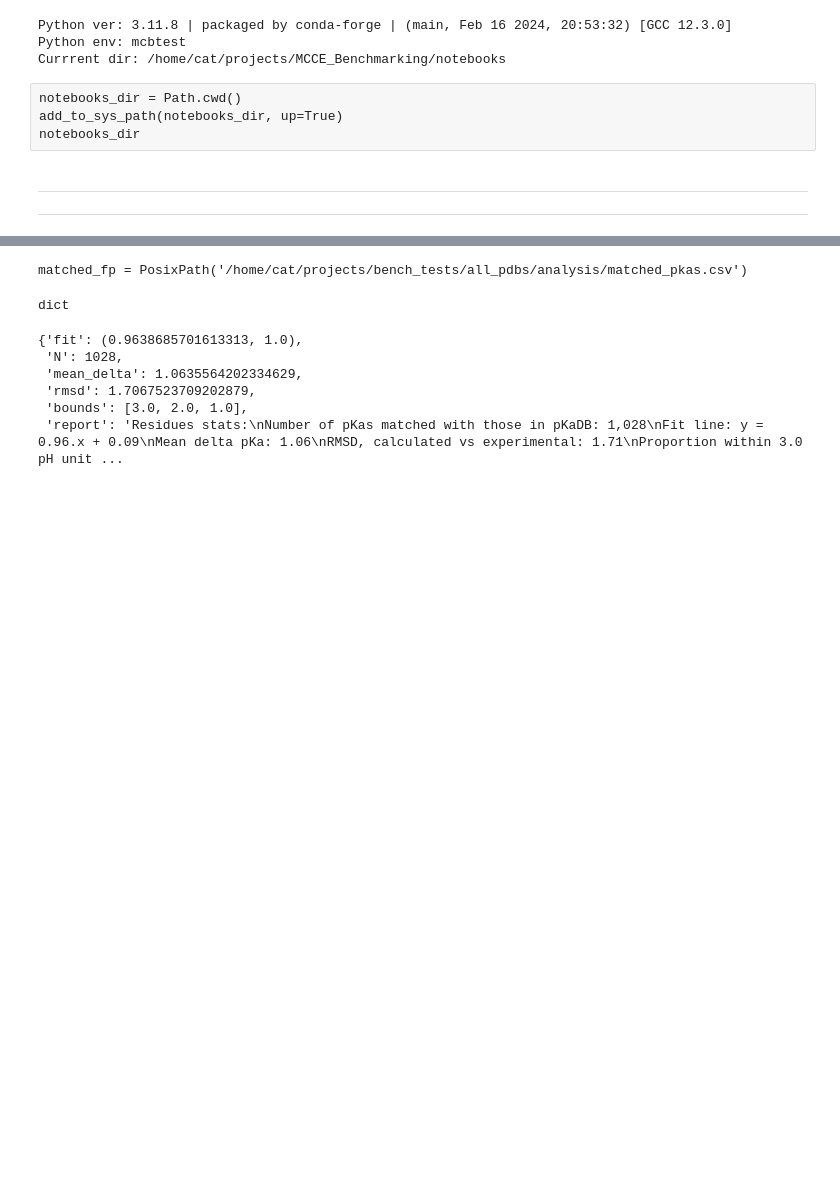
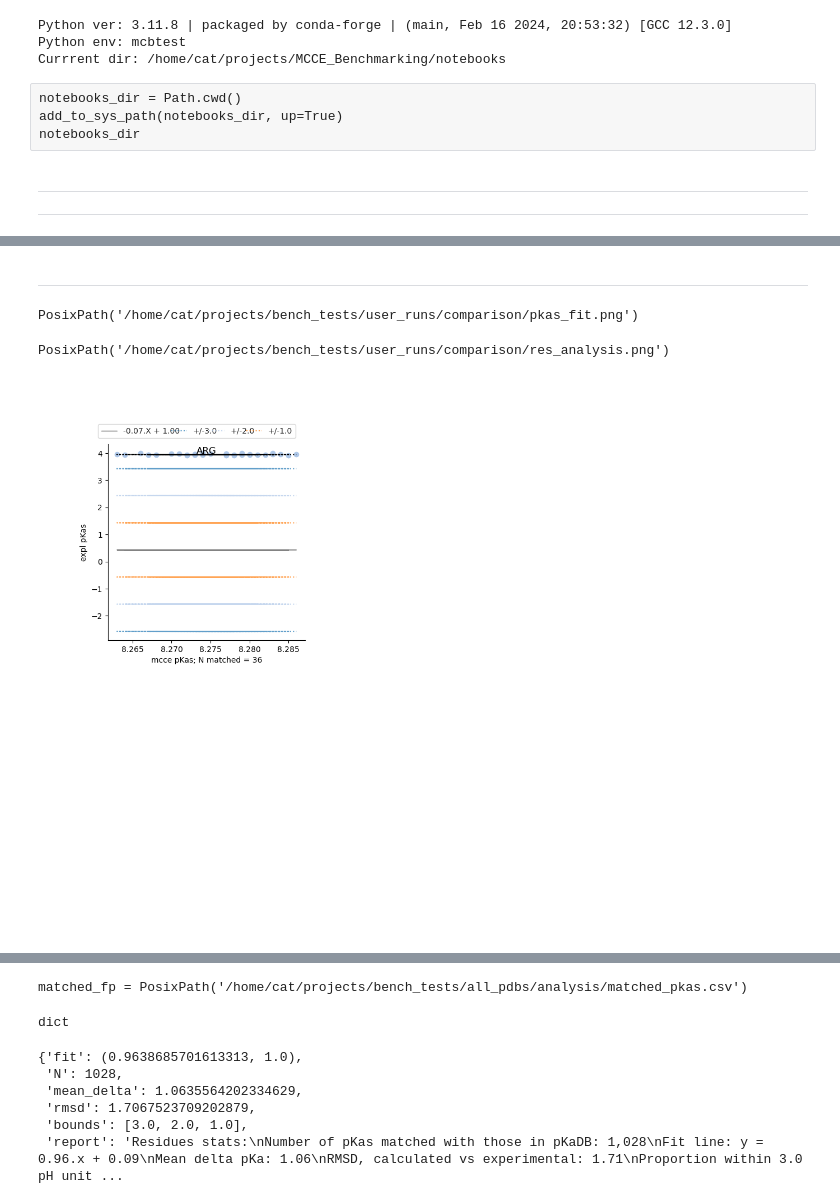
Before and after one commit to GunnerLab/MCCE_Benchmarking, a Jupyter notebook: notebooks/prep.ipynb, the cells around one changed output, grey strips where cells are left out. Cells and saved outputs as stored; diff of their text form; code cells hidden in the pictures; blank space fills up the shorter version.

```diff
--- a/notebooks/prep.ipynb
+++ b/notebooks/prep.ipynb
@@ -106,0 +118,13 @@ pdbs = PosixPath('/home/cat/projects/bench_tests/all_pdbs/RUNS')
+# %%
+here = Path.cwd()
+# completed runs
+dirA = Pathok(here.parent.parent.joinpath("bench_tests","user_runs", "updbs_e4"))
+dirA
+confs_tpA = dirA.joinpath(ANALYZE_DIR, OUT_FILES.CONFS_THRUPUT.value)
+
+dirB = Pathok(here.parent.parent.joinpath("bench_tests", "user_runs", "nocronlog_e8"))
+dirB
+confs_tpB = dirB.joinpath(ANALYZE_DIR, OUT_FILES.CONFS_THRUPUT.value)
+
+comp_dir = Path(here.parent.parent.joinpath("bench_tests","user_runs","comparison"))
+comp_dir
@@ -106,0 +423,14 @@ pdbs = PosixPath('/home/cat/projects/bench_tests/all_pdbs/RUNS')
+# %% [markdown]
+---
+# %%
+pkfit_png = comp_dir.joinpath(OUT_FILES.FIG_FIT_ALLPKS.value)
+pkfit_png
+resfit_png = comp_dir.joinpath(OUT_FILES.FIG_FIT_PER_RES.value)
+resfit_png
+# %% [output]
+PosixPath('/home/cat/projects/bench_tests/user_runs/comparison/pkas_fit.png')
+PosixPath('/home/cat/projects/bench_tests/user_runs/comparison/res_analysis.png')
+# %%
+Image(pkfit_png)
+# %% [output]
+[figure, added]
```
Also changed, not shown: parts of 35 cells of this notebook, 6 other files.
